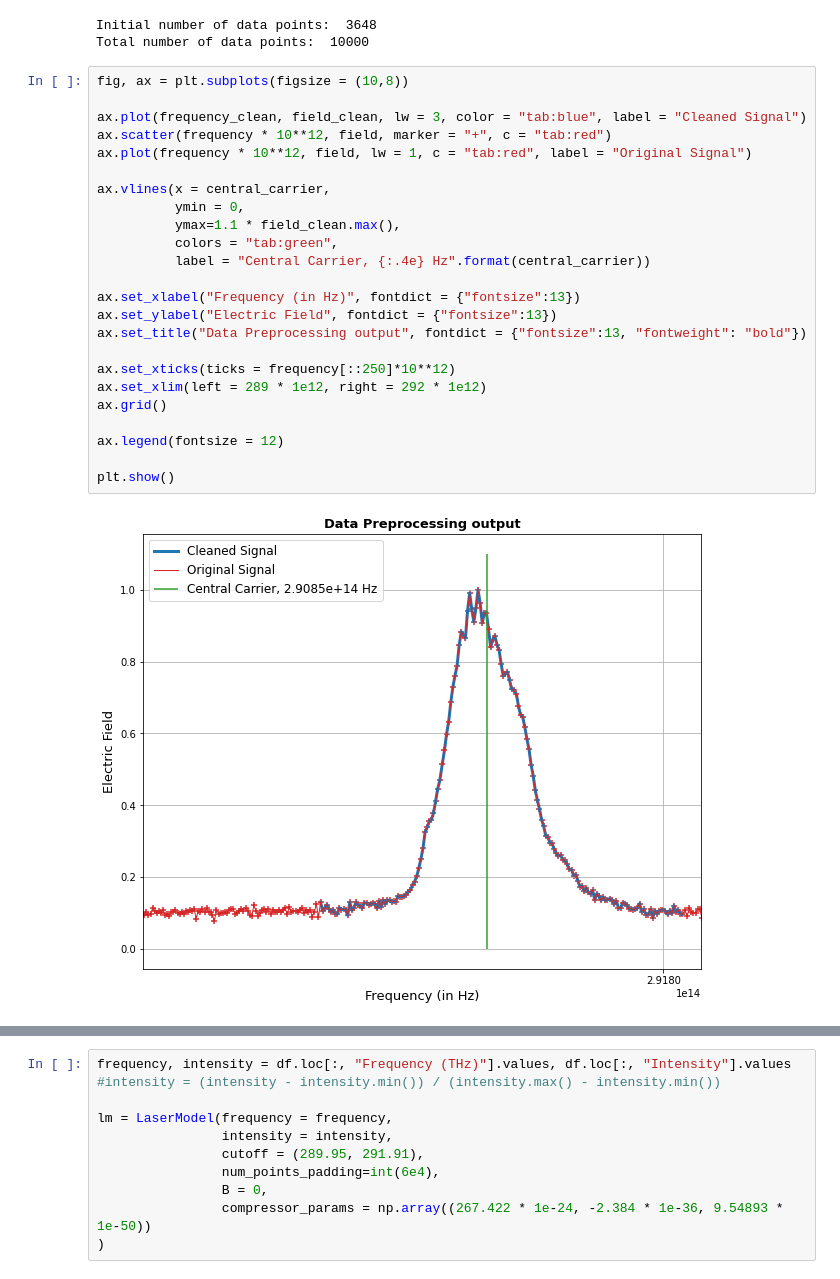
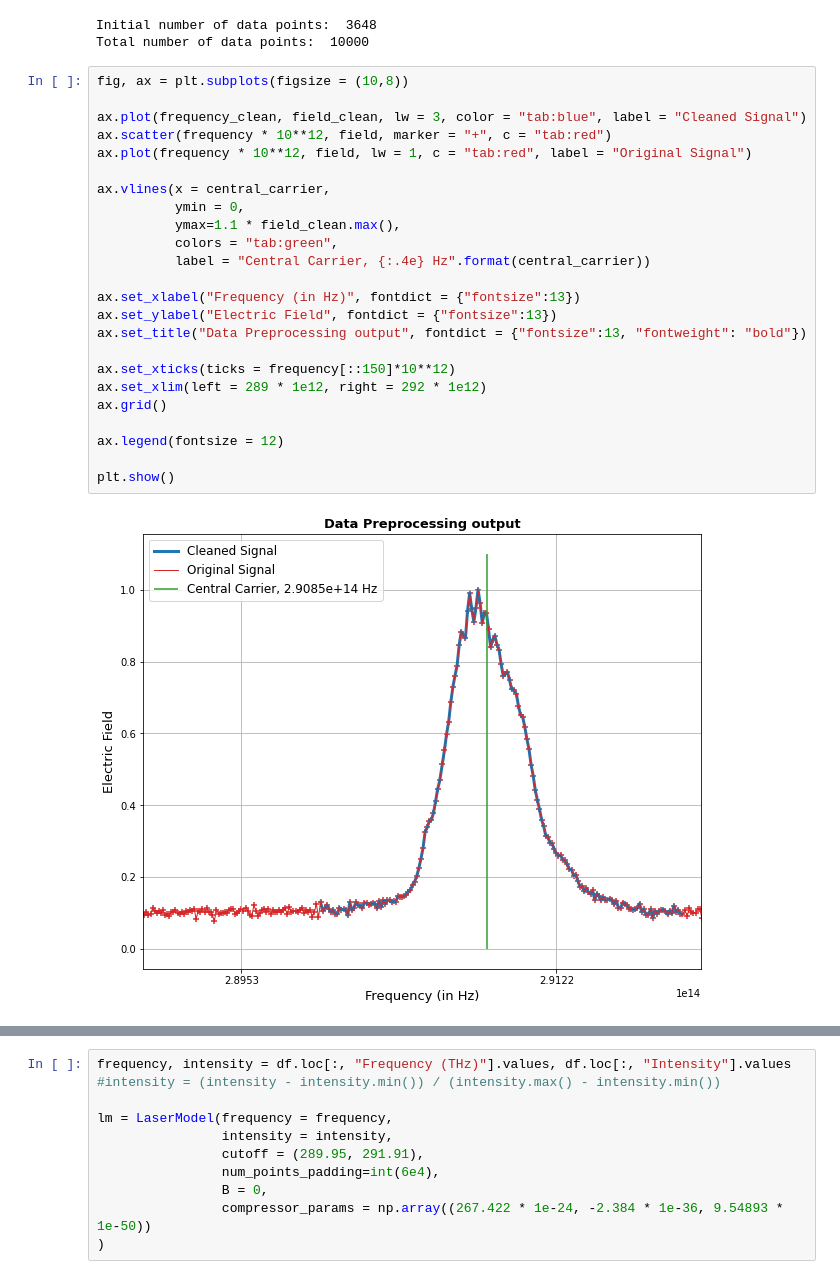
Before and after one commit to fracapuano/TempoRL, a Jupyter notebook: notebooks/SemiPhysicalModel_v1.ipynb, the cells around one changed output, grey strips where cells are left out. Saved outputs shown, nothing was run; the diff lists cells and outputs as text.

```diff
--- a/notebooks/SemiPhysicalModel_v1.ipynb
+++ b/notebooks/SemiPhysicalModel_v1.ipynb
@@ -164,26 +166,26 @@ Total number of data points:  10000
 # %%
 fig, ax = plt.subplots(figsize = (10,8))
 
 ax.plot(frequency_clean, field_clean, lw = 3, color = "tab:blue", label = "Cleaned Signal")
 ax.scatter(frequency * 10**12, field, marker = "+", c = "tab:red")
 ax.plot(frequency * 10**12, field, lw = 1, c = "tab:red", label = "Original Signal")
 
 ax.vlines(x = central_carrier,
           ymin = 0,
           ymax=1.1 * field_clean.max(),
           colors = "tab:green",
           label = "Central Carrier, {:.4e} Hz".format(central_carrier))
 
 ax.set_xlabel("Frequency (in Hz)", fontdict = {"fontsize":13})
 ax.set_ylabel("Electric Field", fontdict = {"fontsize":13})
 ax.set_title("Data Preprocessing output", fontdict = {"fontsize":13, "fontweight": "bold"})
 
-ax.set_xticks(ticks = frequency[::250]*10**12)
+ax.set_xticks(ticks = frequency[::150]*10**12)
 ax.set_xlim(left = 289 * 1e12, right = 292 * 1e12)
 ax.grid()
 
 ax.legend(fontsize = 12)
 
 plt.show()
 # %% [output]
-[figure, old version]
+[figure, new version]
```
Also changed, not shown: parts of 8 cells of this notebook.
